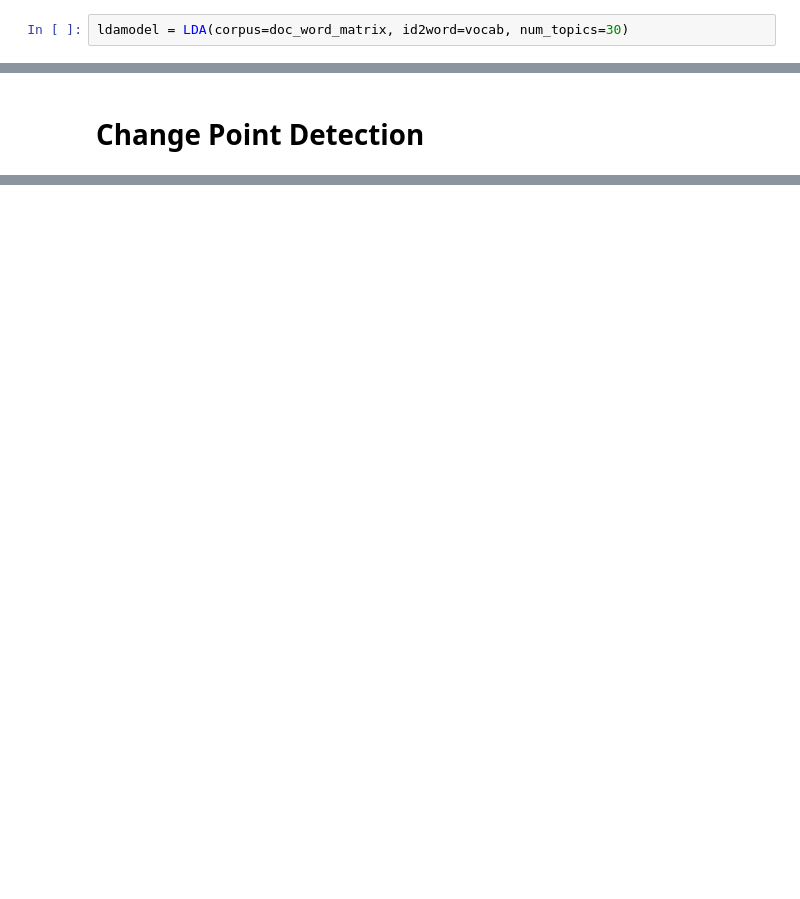
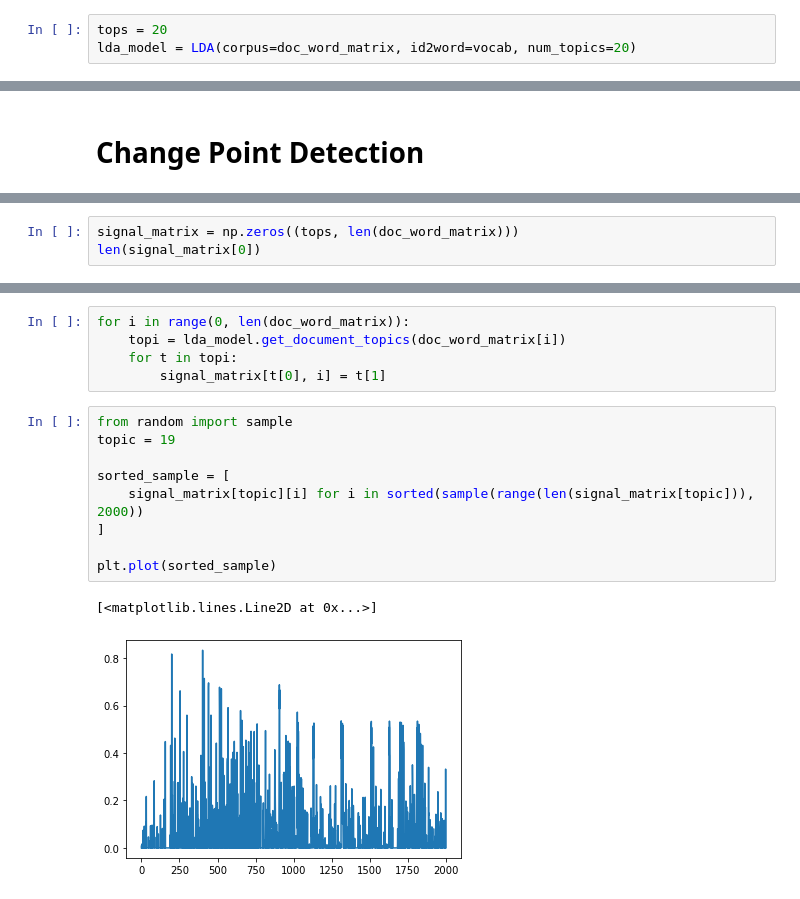
Before and after one commit to billnunn/Assessment-3-Bill-Adam, a Jupyter notebook: Bill_Evidence/billideas.ipynb, the cells around one changed output, grey strips where cells are left out. Drawn from its saved outputs; the diff is of its cells as text; blank space fills up the shorter version.

```diff
--- a/Bill_Evidence/billideas.ipynb
+++ b/Bill_Evidence/billideas.ipynb
@@ -104,4 +110,5 @@ doc_word_matrix = [vocab.doc2bow(doc) for doc in desc3]
 # %%
 LDA = gensim.models.ldamodel.LdaModel
 # %%
-ldamodel = LDA(corpus=doc_word_matrix, id2word=vocab, num_topics=30)
+tops = 20
+lda_model = LDA(corpus=doc_word_matrix, id2word=vocab, num_topics=20)
@@ -165,0 +197,3 @@ plt.show()
+# %%
+signal_matrix = np.zeros((tops, len(doc_word_matrix)))
+len(signal_matrix[0])
@@ -165,0 +212,17 @@ plt.show()
+# %%
+for i in range(0, len(doc_word_matrix)):
+    topi = lda_model.get_document_topics(doc_word_matrix[i])
+    for t in topi:
+        signal_matrix[t[0], i] = t[1]
+# %%
+from random import sample
+topic = 19
+
+sorted_sample = [
+    signal_matrix[topic][i] for i in sorted(sample(range(len(signal_matrix[topic])), 2000))
+]
+
+plt.plot(sorted_sample)
+# %% [output]
+[<matplotlib.lines.Line2D at 0x...>]
+[figure, added]
```
Also changed, not shown: parts of 49 cells of this notebook, 1 other file.
